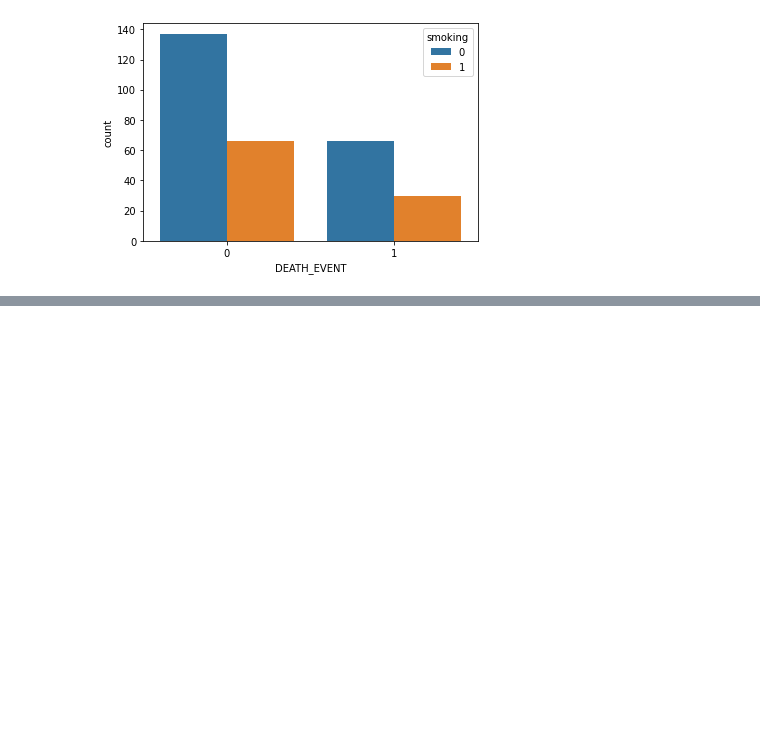
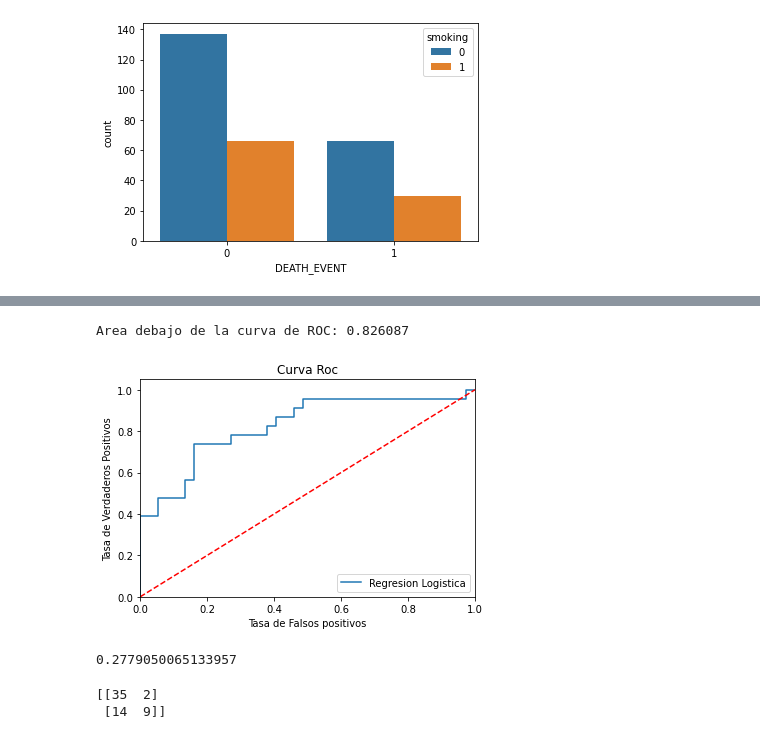
Before and after one commit to diegohuapayarivera/regresionlogisticapython, a Jupyter notebook: InsuficienciaCardiaca.ipynb, the cells around one changed output, grey strips where cells are left out. Saved outputs shown, nothing was run; the diff lists cells and outputs as text; code cells hidden in the pictures; blank space fills up the shorter version.

```diff
--- a/InsuficienciaCardiaca.ipynb
+++ b/InsuficienciaCardiaca.ipynb
@@ -65,0 +187,41 @@ sns.countplot(data=datos, x='DEATH_EVENT', hue = 'smoking')
+# %%
+# Generamos nuestra curva ROC
+fpr , tpr , threholds = roc_curve(y_test, modelo.predict_proba(X_test)[:,1])
+
+# Establecemos nuestro valor AUC
+roc_auc = auc(fpr, tpr)
+print ("Area debajo de la curva de ROC: %f" % roc_auc)
+
+# Creamos nuestra figura
+plt.figure()
+plt.plot(fpr, tpr, label='Regresion Logistica')
+plt.plot([0, 1], [0, 1], 'r--')
+
+# Establecemos los limites
+plt.xlim({0.0, 1.0})
+plt.ylim([0.0, 1.05])
+
+# Asignamos nuestros titulos
+plt.xlabel('Tasa de Falsos positivos')
+plt.ylabel('Tasa de Verdaderos Positivos')
+plt.title('Curva Roc')
+
+# Definimos la ubicación de la leyenda
+plt.legend(loc= 'lower right')
+
+#mostramos nuestra figura
+plt.show()
+
+optimal_idx = np.argmax(tpr - fpr)
+optimal_threshold = threholds[optimal_idx]
+print (optimal_threshold)
+# %% [output]
+Area debajo de la curva de ROC: 0.826087
+[figure, added]
+0.2779050065133957
+# %%
+# Generamos nuestra matriz de confusion
+print (confusion_matrix(y_test, prediccion))
+# %% [output]
+[[35  2]
+ [14  9]]
```
Also changed, not shown: parts of 15 cells of this notebook.
